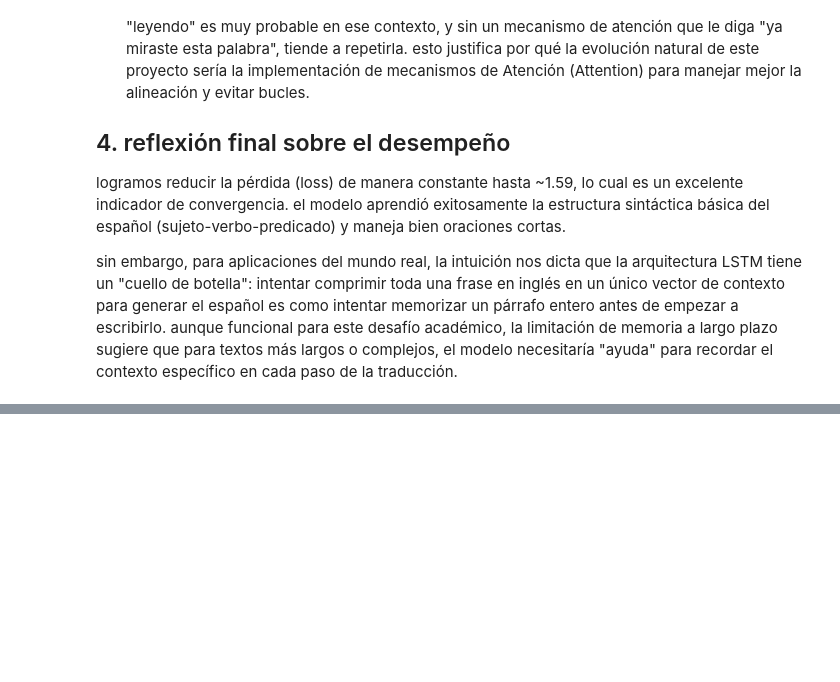
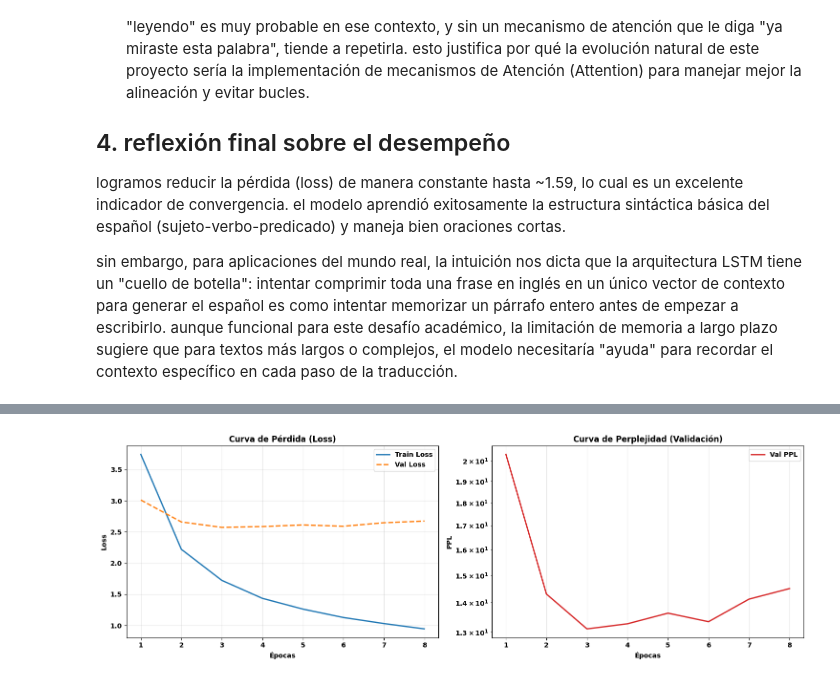
Before and after one commit to Neo820712/NLP_ErlinRey, a Jupyter notebook: ErlinRey_Desafio_4.ipynb, the cells around one changed output, grey strips where cells are left out. Cells and saved outputs as stored; diff of their text form; code cells hidden in the pictures; blank space fills up the shorter version.

```diff
--- a/ErlinRey_Desafio_4.ipynb
+++ b/ErlinRey_Desafio_4.ipynb
@@ -1488,0 +1875,40 @@ sin embargo, para aplicaciones del mundo real, la intuición nos dicta que la ar
+# %%
+import matplotlib.pyplot as plt
+
+# 1. Reconstrucción manual del historial basado en tu log de salida
+# Esto evita tener que volver a entrenar solo para ver el gráfico.
+history = {
+    'train_loss': [3.744, 2.221, 1.722, 1.434, 1.261, 1.126, 1.029, 0.943],
+    'val_loss':   [3.012, 2.660, 2.573, 2.586, 2.612, 2.591, 2.647, 2.674],
+    'val_ppl':    [20.32, 14.30, 13.10, 13.27, 13.63, 13.34, 14.12, 14.50]
+}
+
+epochs = range(1, len(history['train_loss']) + 1)
+
+# 2. Configuración visual
+fig, (ax1, ax2) = plt.subplots(1, 2, figsize=(15, 5))
+
+# Gráfica de Pérdida (Loss)
+ax1.plot(epochs, history['train_loss'], label='Train Loss', color='tab:blue', linewidth=2)
+ax1.plot(epochs, history['val_loss'], label='Val Loss', color='tab:orange', linewidth=2, linestyle='--')
+ax1.set_title('Curva de Pérdida (Loss)')
+ax1.set_xlabel('Épocas')
+ax1.set_ylabel('Loss')
+ax1.legend()
+ax1.grid(True, alpha=0.3)
+
+# Gráfica de Perplejidad (PPL)
+# Nota: No tenemos train_ppl en el log, así que solo graficamos validación,
+# que es la métrica más honesta para saber cómo traduce el modelo ante datos nuevos.
+ax2.plot(epochs, history['val_ppl'], label='Val PPL', color='tab:red', linewidth=2)
+ax2.set_title('Curva de Perplejidad (Validación)')
+ax2.set_xlabel('Épocas')
+ax2.set_ylabel('PPL')
+ax2.set_yscale('log') # Escala logarítmica ayuda a ver mejor los cambios en PPL
+ax2.legend()
+ax2.grid(True, alpha=0.3)
+
+plt.tight_layout()
+plt.show()
+# %% [output]
+[figure, added]
```
Also changed, not shown: parts of 8 cells of this notebook, 2 other files.
